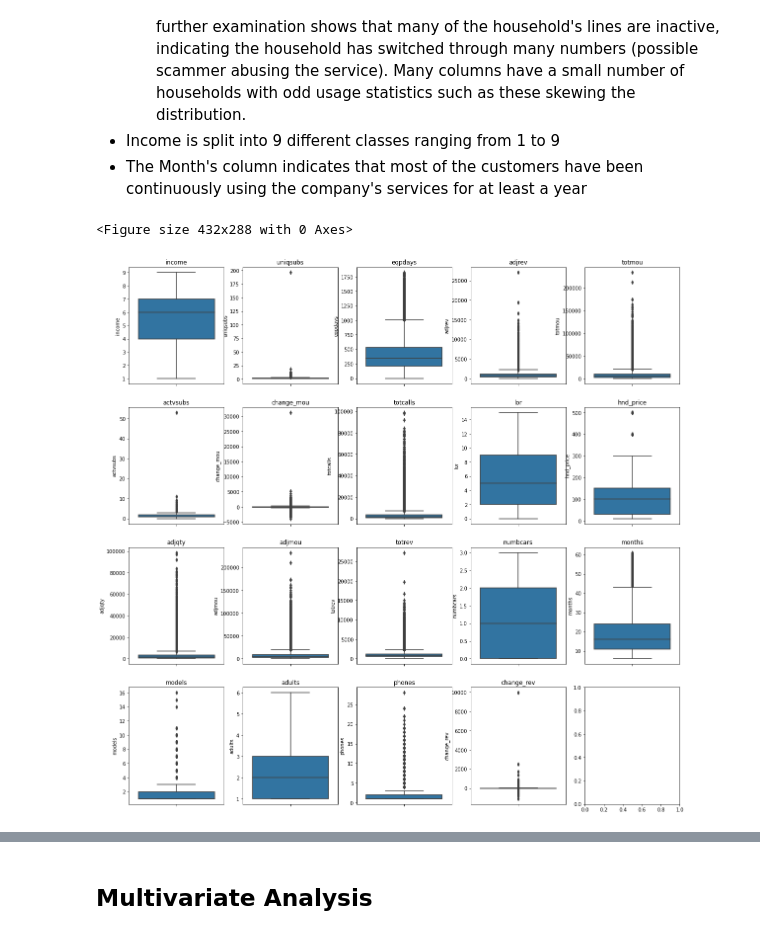
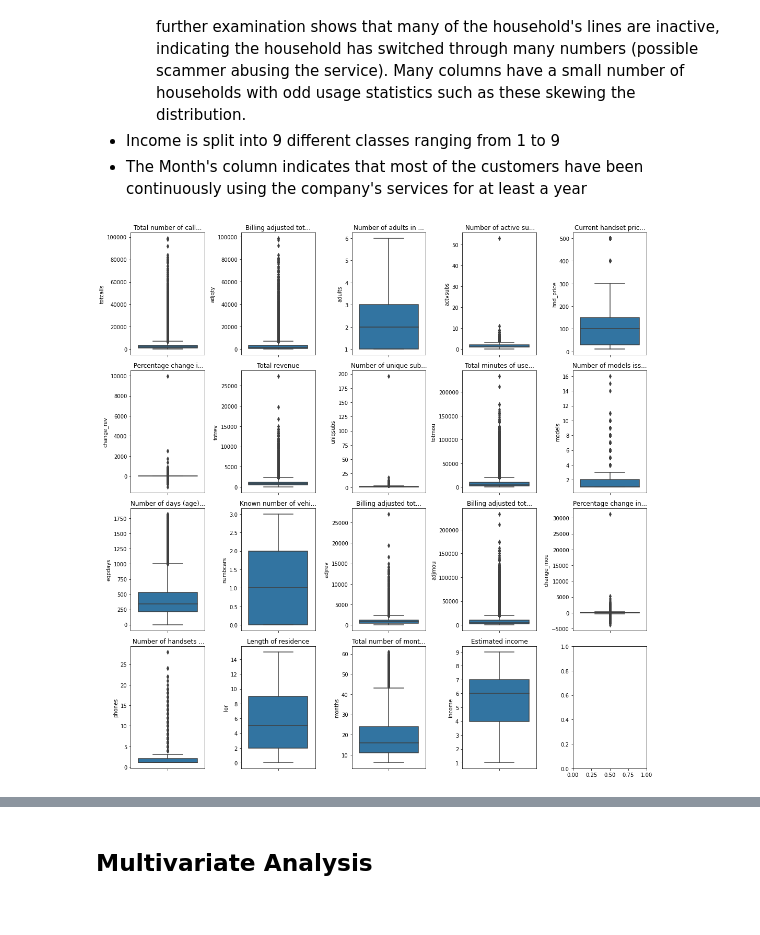
Before and after one commit to Jeff-ChenFan-Wang/TelecomChurnAnalysis, a Jupyter notebook: EDA.ipynb, the cells around one changed output, grey strips where cells are left out. Drawn from its saved outputs; the diff is of its cells as text; code cells hidden in the pictures.

```diff
--- a/EDA.ipynb
+++ b/EDA.ipynb
@@ -46,10 +46,19 @@ full_data.head(5)
 | 1000005 | 1 | 13965.00 | 4452 | 2166.48 | 1.0 | NEW ENGLAND AREA | 0 | 222.333333 | 558 | 191 | ... |
 5 rows × 97 columns
 # %%
-#Column descriptions are scraped from the kaggle website via beautifulsoup.
+#Column descriptions are scraped and cleaned
+#from the kaggle website via beautifulsoup.
 #It's been packaged in this repository for convenience's sake.
 with open('columnDescriptions.json','r') as f:
     col_desc = json.load(f)
+
+#shortened descriptions with elipses for plot titles
+short_col_desc = dict(zip(
+    col_desc.keys(),
+    map(lambda desc:
+        desc if len(desc)<20 else f'{desc[:20]}...', col_desc.values()
+    )
+))
 # %% [markdown]
 Our target variable in the data is surprisingly well balanced to begin with. We might still input some weights when building the model later just to make sure but this means we won't have to do much rebalancing when we are viewing the descriptive statistics during this EDA.
 # %%
@@ -153,9 +163,9 @@ Usage Statistics Columns Takeaways:
 - Many of the columns are dealing with similar usage statistics such as (revenue, number of calls) etc. hence we might look into some dimensionality reduction
 # %%
 r,c = get_subplot_dim(avg_cols.shape[0])
-plt.tight_layout()
 fig, ax = plt.subplots(r,c,figsize=(10,10))
 for col, subplot in zip(avg_cols,ax.flatten()):
     sub_ax = sns.boxplot(y=full_data[col],ax=subplot)
-    sub_ax.set_title(col)
+    sub_ax.set_title(short_col_desc[col])
+plt.tight_layout()
 # %% [output]
@@ -164,8 +173,8 @@ for col, subplot in zip(avg_cols,ax.flatten()):
 # %%
 r,c = get_subplot_dim(mean_cols.shape[0])
-plt.tight_layout()
 fig, ax = plt.subplots(r,c,figsize=(20,20))
 for col, subplot in zip(mean_cols,ax.flatten()):
     sub_ax = sns.boxplot(y=full_data[col],ax=subplot)
-    sub_ax.set_title(col)
+    sub_ax.set_title(short_col_desc[col])
+plt.tight_layout()
 # %% [output]
@@ -179,11 +187,10 @@ Miscellaneous Numerical Column Takeaways
 - The Month's column indicates that most of the customers have been continuously using the company's services for at least a year
 # %%
 r,c = get_subplot_dim(misc_num_cols.shape[0])
-plt.tight_layout()
-fig, ax = plt.subplots(r,c,figsize=(20,20))
+fig, ax = plt.subplots(r,c,figsize=(15,15))
 for col, subplot in zip(misc_num_cols,ax.flatten()):
     sub_ax = sns.boxplot(y=full_data[col],ax=subplot)
-    sub_ax.set_title(col)
+    sub_ax.set_title(short_col_desc[col])
+plt.tight_layout()
 # %% [output]
-<Figure size 432x288 with 0 Axes>
-[figure, old version]
+[figure, new version]
```
Also changed, not shown: parts of 6 cells of this notebook, 1 other file.
